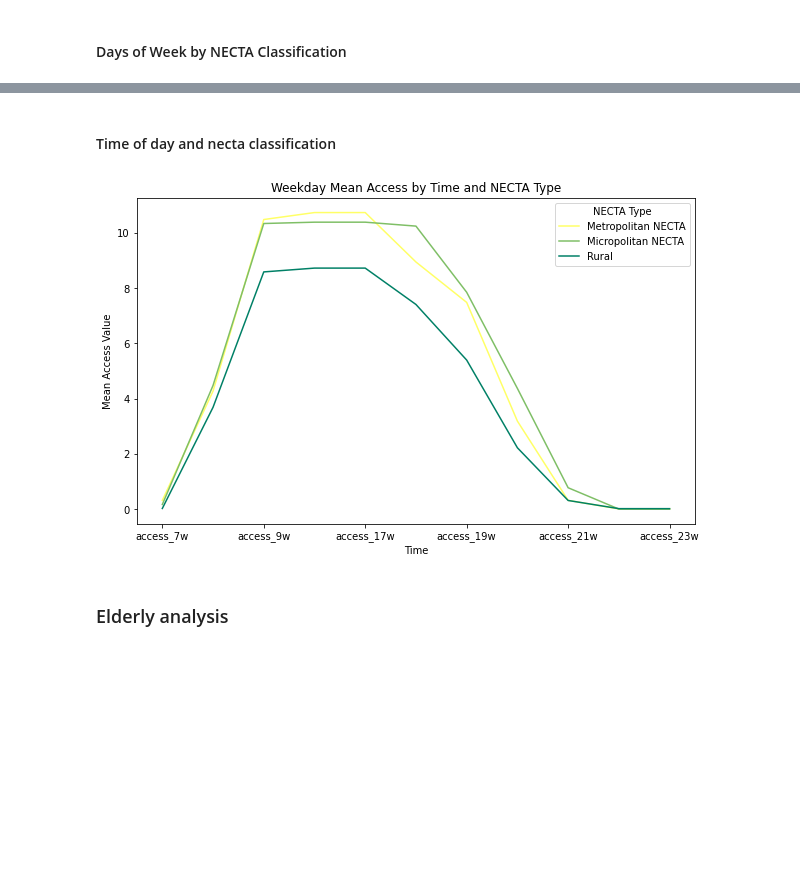
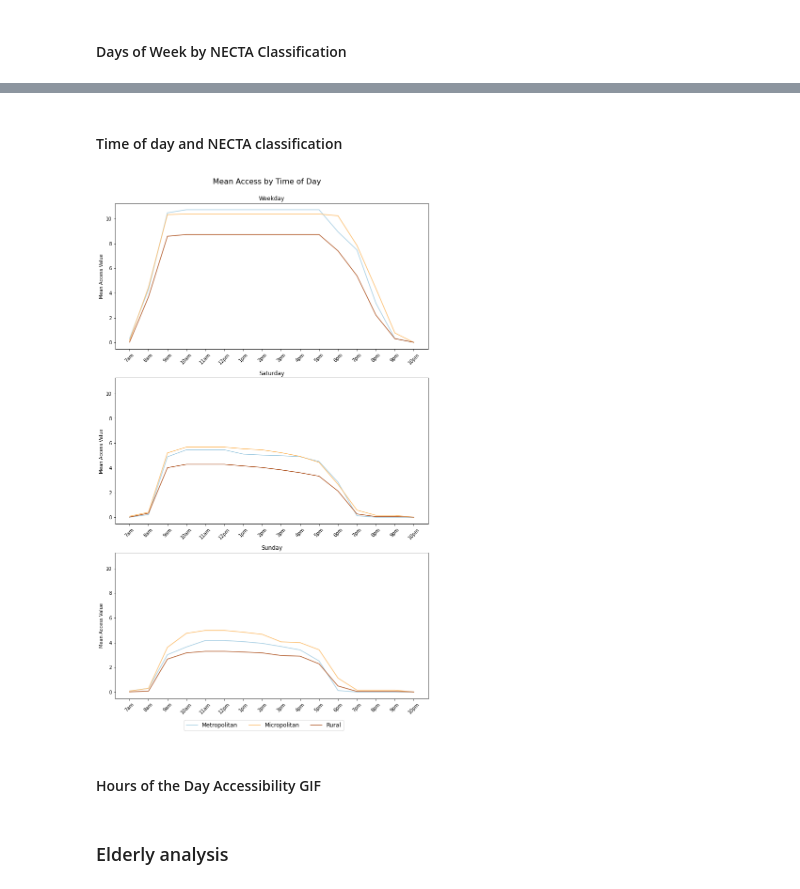
Before and after one commit to samroubin/VTPharmacy, a Jupyter notebook: procedure/code/02_Pharmacy_Accessibility_Analysis.ipynb, the cells around one changed output, grey strips where cells are left out. Drawn from its saved outputs; the diff is of its cells as text; code cells hidden in the pictures; blank space fills up the shorter version.

```diff
--- a/procedure/code/02_Pharmacy_Accessibility_Analysis.ipynb
+++ b/procedure/code/02_Pharmacy_Accessibility_Analysis.ipynb
@@ -1099,17 +1075,55 @@ Rural                8.723353  4.278283   3.292892
 # %% [markdown]
-#### Time of day and necta classification
+#### Time of day and NECTA classification
-# %%
-access_columns = ["access_7w", "access_8w", "access_9w", "access_10w", "access_17w","access_18w", "access_19w", "access_20w", "access_21w", "access_22w", "access_23w"]
-linegraph_df2 = mapping_df.groupby('necta')[access_columns].mean()
-linegraph_df2 = linegraph_df2.T
-#values = bargraph_df[access_columns].mean()  # Calculate the mean value for each access column
-
-linegraph_df2.plot(kind='line', figsize=(10, 6), cmap = 'summer_r')
-plt.title('Weekday Mean Access by Time and NECTA Type')
-plt.xlabel('Time')
-plt.ylabel('Mean Access Value')
-plt.xticks(rotation=0)  # Rotate x-axis labels if needed
-plt.legend(title='NECTA Type')
-plt.show()
-# %% [output]
-[figure, removed]
+# %%
+access_columns = ["access_7w", "access_8w", "access_9w", "access_10w","access_11w", "access_12w", "access_13w", "access_14w", "access_15w", "access_16w", "access_17w","access_18w", "access_19w", "access_20w", "access_21w", "access_22w"]
+linegraph_df2 = mapping_df.groupby('necta')[access_columns].mean()
+linegraph_df2 = linegraph_df2.T
+
+access_columns2 = ["access_7s", "access_8s", "access_9s", "access_10s","access_11s", "access_12s","access_13s","access_14s","access_15s","access_16s", "access_17s","access_18s", "access_19s", "access_20s", "access_21s", "access_22s"]
+linegraph_df3 = mapping_df.groupby('necta')[access_columns2].mean()
+linegraph_df3 = linegraph_df3.T
+
+access_columns3 = ["access_7su", "access_8su", "access_9su", "access_10su","access_11su", "access_12su","access_13su","access_14su","access_15su","access_16su", "access_17su","access_18su", "access_19su", "access_20su", "access_21su", "access_22su"]
+linegraph_df4 = mapping_df.groupby('necta')[access_columns3].mean()
+linegraph_df4 = linegraph_df4.T
+
+fig, axs = plt.subplots(3, 1, figsize=(10, 16), sharey = True)
+
+custom_ticks = [0,1,2,3,4,5,6,7,8,9,10,11,12,13,14,15]
+time_labels = ['7am','8am', '9am','10am','11am','12pm','1pm','2pm', '3pm','4pm','5pm','6pm', '7pm','8pm','9pm','10pm']
+
+
+# Weekday
+linegraph_df2.plot(x_labels, kind='line', cmap='Paired', ax=axs[0], legend = None)
+axs[0].set_title('Weekday')
+axs[0].set_xlabel('')
+axs[0].set_ylabel('Mean Access Value')
+axs[0].set_xticks(custom_ticks)
+axs[0].set_xticklabels(time_labels, rotation= 45)
+
+# Saturday
+linegraph_df3.plot(x_labels, kind='line', cmap='Paired', ax=axs[1], legend = None)
+axs[1].set_title('Saturday')
+axs[1].set_xlabel('')
+axs[1].set_ylabel('Mean Access Value')
+axs[1].set_xticks(custom_ticks)
+axs[1].set_xticklabels(time_labels, rotation = 45)
+
+# Sunday
+linegraph_df4.plot(x_labels, kind='line', cmap='Paired', ax=axs[2], legend= None)
+axs[2].set_title('Sunday')
+axs[2].set_xlabel('')
+axs[2].set_ylabel('Mean Access Value')
+axs[2].set_xticks(custom_ticks)
+axs[2].set_xticklabels(time_labels, rotation = 45)
+
+handles, labels = axs[0].get_legend_handles_labels()
+fig.legend(handles, labels, loc='lower center', ncol=3, fontsize=12, title='', title_fontsize='large', labels = ['Metropolitan','Micropolitan','Rural'], bbox_to_anchor=(0.5, -0.025))
+
+plt.suptitle('Mean Access by Time of Day', x=0.51, y=1.0, fontsize=16, ha='center')
+plt.tight_layout()
+plt.show()
+# %% [output]
+[figure, added]
+# %% [markdown]
+#### Hours of the Day Accessibility GIF
```
Also changed, not shown: parts of 29 cells of this notebook, 1 other file.
